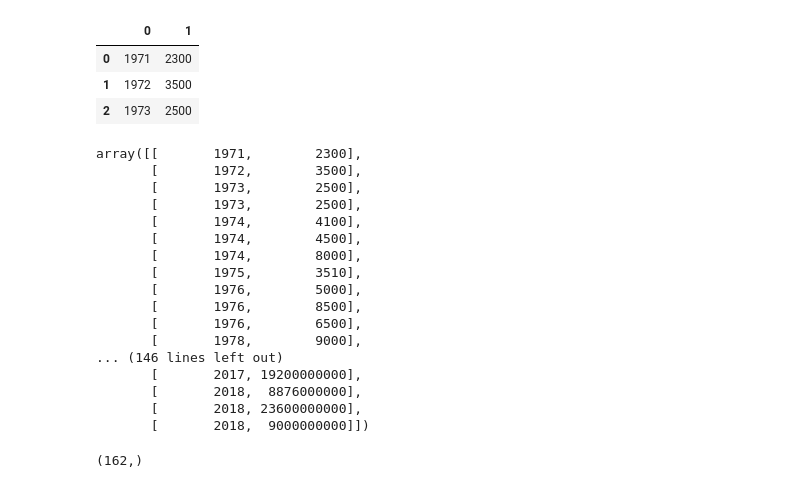
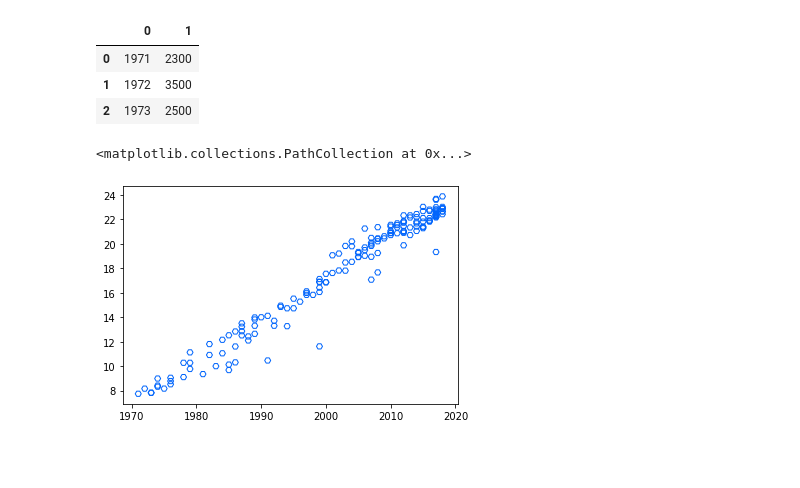
Before and after one commit to LeonVillanueva/CoLab, a Jupyter notebook: Google_CoLab_Trial.ipynb, the cells around one changed output. Saved outputs shown, nothing was run; the diff lists cells and outputs as text; code cells hidden in the pictures; blank space fills up the shorter version.

Commit message:
Summary : plotting

```diff
--- a/Google_CoLab_Trial.ipynb
+++ b/Google_CoLab_Trial.ipynb
@@ -128,28 +128,13 @@ data.head(3)
 | 0 | 1971 | 2300 |
 | 1 | 1972 | 3500 |
 | 2 | 1973 | 2500 |
-# %%
-# data.values <- deprecated
-data.to_numpy()
-# %% [output]
-array([[       1971,        2300],
-       [       1972,        3500],
-       [       1973,        2500],
-       [       1973,        2500],
-       [       1974,        4100],
-       [       1974,        4500],
-       [       1974,        8000],
-       [       1975,        3510],
-       [       1976,        5000],
-       [       1976,        8500],
-       [       1976,        6500],
-       [       1978,        9000],
-... (146 lines left out)
-       [       2017, 19200000000],
-       [       2018,  8876000000],
-       [       2018, 23600000000],
-       [       2018,  9000000000]])
-# %%
-data[:, 0].shape
-# %% [output]
-(162,)
+# %%
+X = data.iloc[:,0].to_numpy().reshape(-1,1)
+y = data.iloc[:,1].to_numpy().reshape(-1,1)
+# %%
+y = np.log (y)
+# %%
+plt.scatter (X, y, edgecolors='#0165fc', marker='H', facecolors='none')
+# %% [output]
+<matplotlib.collections.PathCollection at 0x...>
+[figure, added]
```
